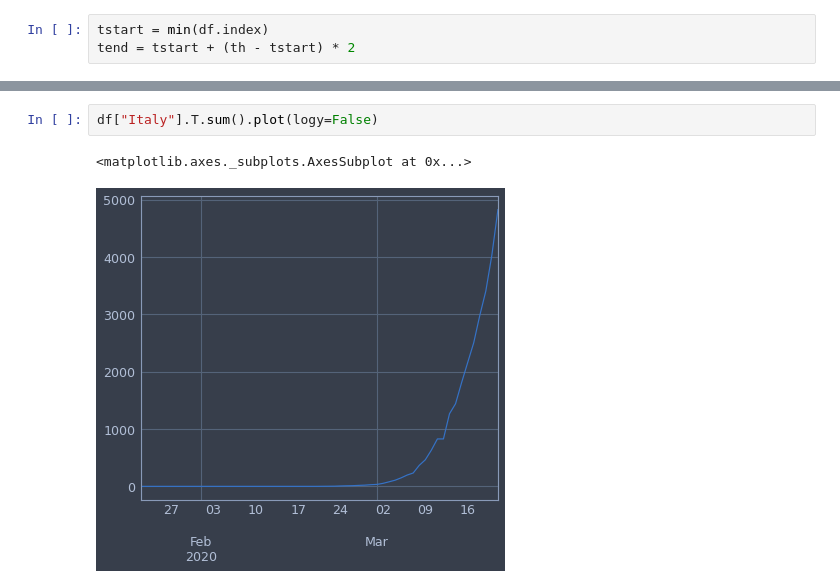
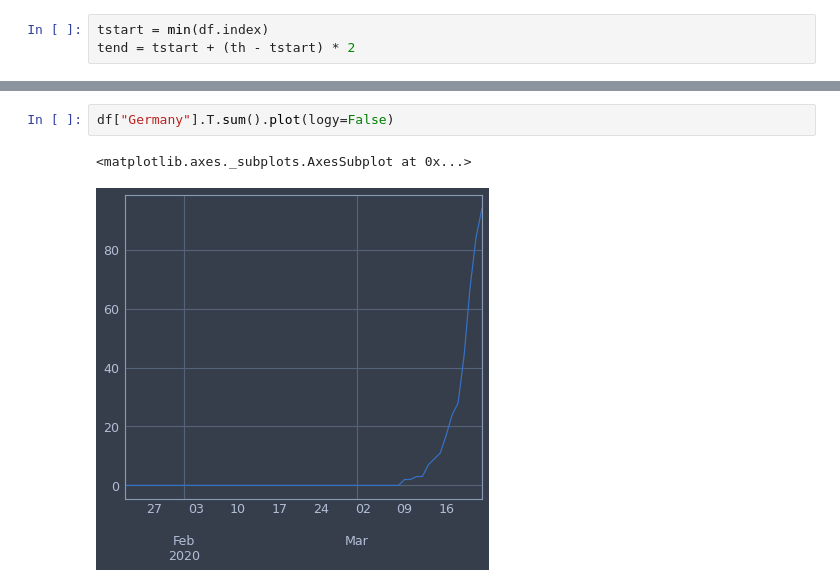
Before and after one commit to pcjedi/notebooks, a Jupyter notebook: corona.ipynb, the cells around one changed output, grey strips where cells are left out. Saved outputs shown, nothing was run; the diff lists cells and outputs as text.

```diff
--- a/corona.ipynb
+++ b/corona.ipynb
@@ -114,5 +114,5 @@ plt.show()
 # %%
-df["Italy"].T.sum().plot(logy=False)
+df["Germany"].T.sum().plot(logy=False)
 # %% [output]
 <matplotlib.axes._subplots.AxesSubplot at 0x...>
-[figure, old version]
+[figure, new version]
```
Also changed, not shown: parts of 9 cells of this notebook, 1 other file.
